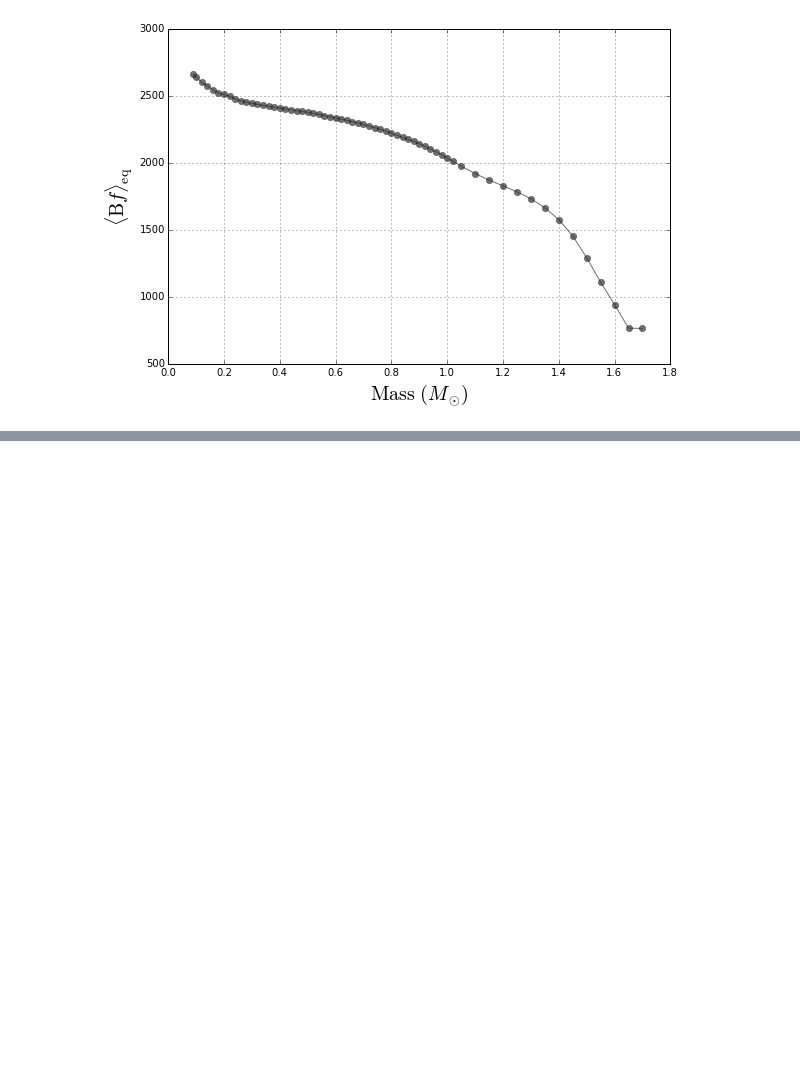
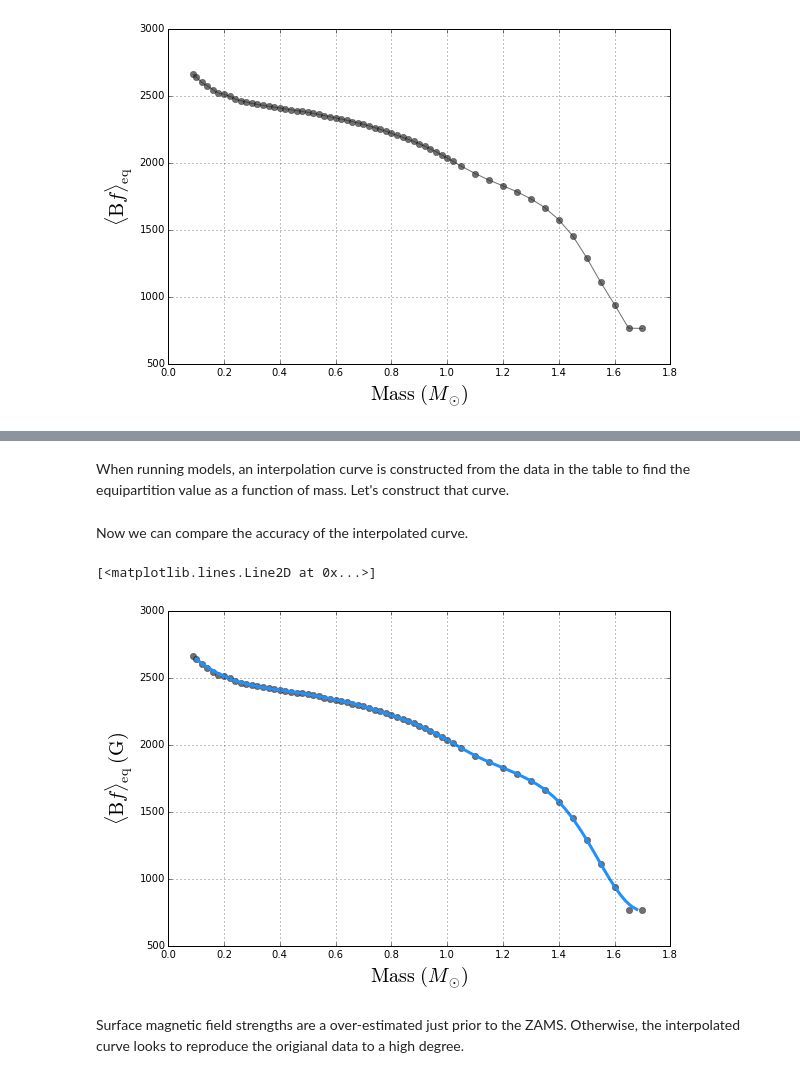
Before and after one commit to gfeiden/MagneticUpperSco, a Jupyter notebook: notes/equipartition_B_strength.ipynb, the cells around one changed output, grey strips where cells are left out. Drawn from its saved outputs; the diff is of its cells as text; code cells hidden in the pictures; blank space fills up the shorter version.

```diff
--- a/notes/equipartition_B_strength.ipynb
+++ b/notes/equipartition_B_strength.ipynb
@@ -96,0 +114,6 @@ ax.plot(iso[:62, 0], B_eq, 'o-', lw=1, color='#333333', alpha=0.7)
+# %%
+for i, star in enumerate(iso[:62]):
+    if int(star[0]*100.)%10 == 0:
+        print '{:5.1f} & {:6.0f} & {:6.2f} & {:6.2f} \\\\'.format(star[0], 10**star[1], star[2], B_eq[i]/1.0e3)
+    else:
+        pass
@@ -96,0 +138,30 @@ ax.plot(iso[:62, 0], B_eq, 'o-', lw=1, color='#333333', alpha=0.7)
+# %% [markdown]
+When running models, an interpolation curve is constructed from the data in the table to find the equipartition value as a function of mass. Let's construct that curve.
+# %%
+B_eq_curve_data = np.empty((17, 2))
+j = 0
+for i, star in enumerate(iso[:62]):
+    if int(star[0]*100.)%10 == 0:
+        B_eq_curve_data[j, 0] = star[0]
+        B_eq_curve_data[j, 1] = B_eq[i]
+        j += 1
+    else:
+        pass
+
+B_eq_interp_curve = scint.interp1d(B_eq_curve_data[:, 0], B_eq_curve_data[:, 1], kind='cubic', axis=0)
+# %% [markdown]
+Now we can compare the accuracy of the interpolated curve.
+# %%
+fig, ax = plt.subplots(1, 1, figsize=(9., 6.))
+
+ax.set_xlabel('${\\rm Mass}\ (M_{\\odot})$', fontsize=20)
+ax.set_ylabel('$\\langle {\\rm B}f \\rangle_{\\rm eq}\ ({\\rm G})$', fontsize=20)
+ax.grid()
+
+ax.plot(iso[:62, 0], B_eq, 'o', lw=1, color='#333333', alpha=0.7)
+ax.plot(np.arange(0.1, 1.7, 0.02), B_eq_interp_curve(np.arange(0.1, 1.7, 0.02)), '-', lw=3, color='#1e90ff')
+# %% [output]
+[<matplotlib.lines.Line2D at 0x...>]
+[figure, added]
+# %% [markdown]
+Surface magnetic field strengths are a over-estimated just prior to the ZAMS. Otherwise, the interpolated curve looks to reproduce the origianal data to a high degree.
```
Also changed, not shown: parts of 5 cells of this notebook, 6 other files.
